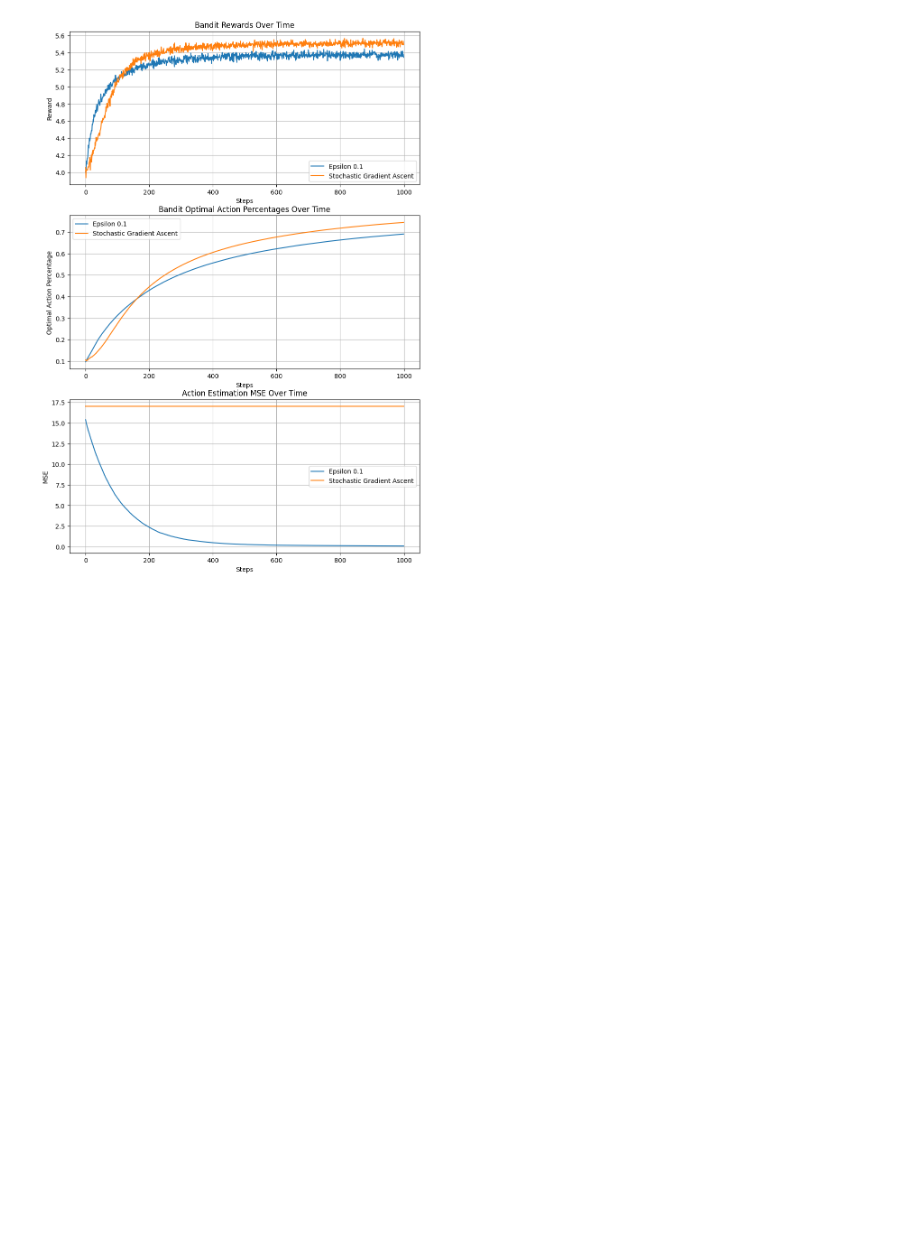
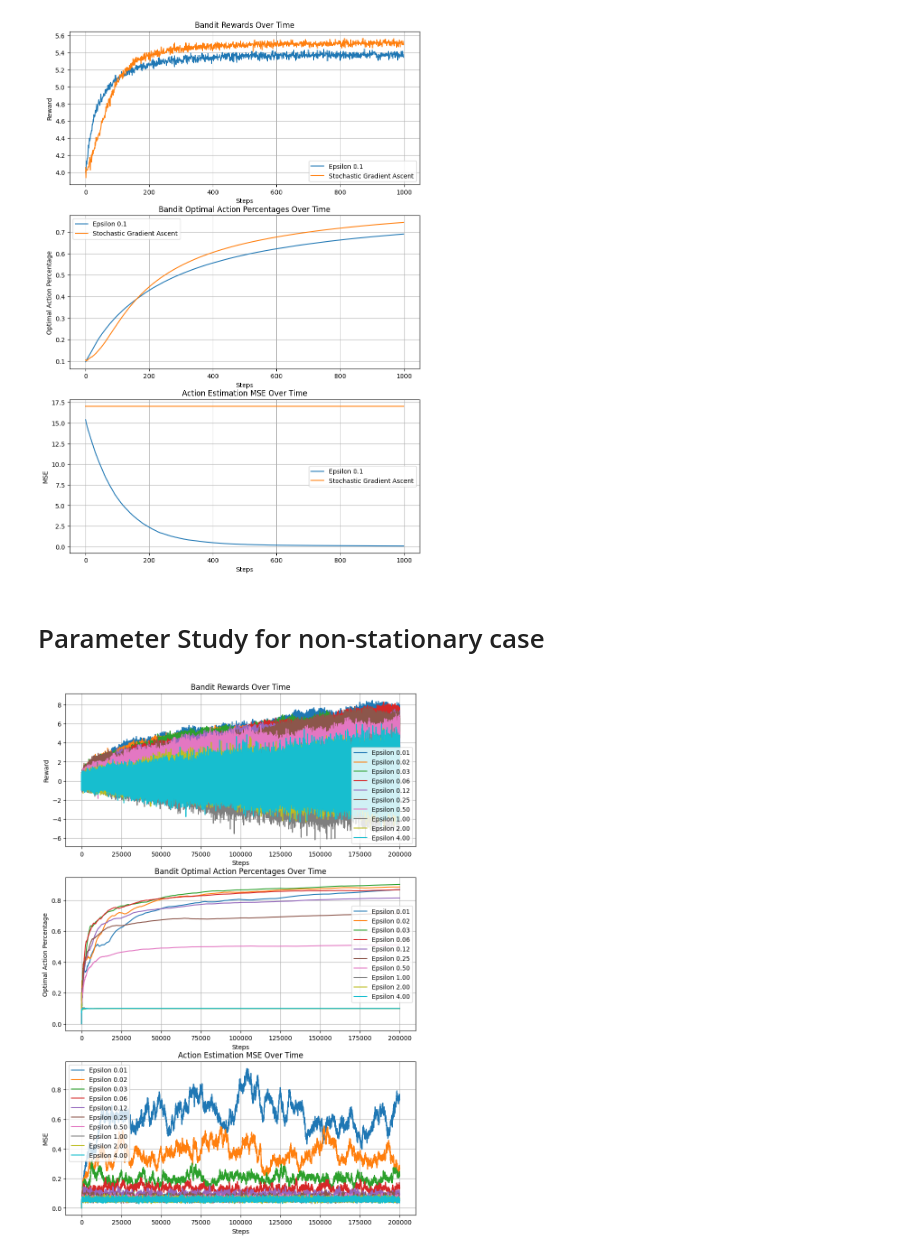
Before and after one commit to Hemant-Banke/RL-Sutton-Barto, a Jupyter notebook: Ch2/k_armed_bandit.ipynb, the cells around one changed output. Drawn from its saved outputs; the diff is of its cells as text; code cells hidden in the pictures; blank space fills up the shorter version.

Commit message:
Parameter Study for non stationary case

```diff
--- a/Ch2/k_armed_bandit.ipynb
+++ b/Ch2/k_armed_bandit.ipynb
@@ -236,3 +236,29 @@ mse_map = experiment_results['mse']
 bandit.diagnostic_plots(actor_map, rewards_map, best_action_perct_map, mse_map)
 # %% [output]
 [figure]
+# %% [markdown]
+# Parameter Study for non-stationary case
+# %%
+n_steps_params = 200_000
+n_iterations_params = 10
+epsilons = [1/128, 1/64, 1/32, 1/16, 1/8, 1/4, 1/2, 1, 2, 4]
+
+actor_map = {
+    f'Epsilon {epsilon:.2f}': {
+        'n_arms': n_arms,
+        'bandit_env': bandit_non_stationary_env,
+        'policy_fn': "epsilon_greedy",
+        'update_fn': "constant_step_size",
+        'policy_args': { 'step_size': 0.1, 'epsilon': epsilon }
+    } for epsilon in epsilons
+}
+# %%
+experiment_results = bandit.run_bandit_experiments(actor_map, n_steps_params, n_iterations_params)
+
+rewards_map = experiment_results['rewards']
+best_action_perct_map = experiment_results['best_action_perct']
+mse_map = experiment_results['mse']
+# %%
+bandit.diagnostic_plots(actor_map, rewards_map, best_action_perct_map, mse_map)
+# %% [output]
+[figure, added]
```
Also changed, not shown: parts of 1 cell of this notebook, 1 other file.
